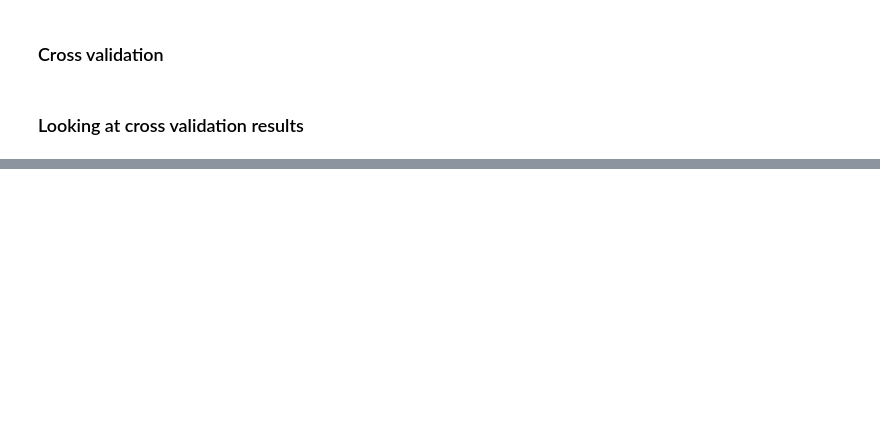
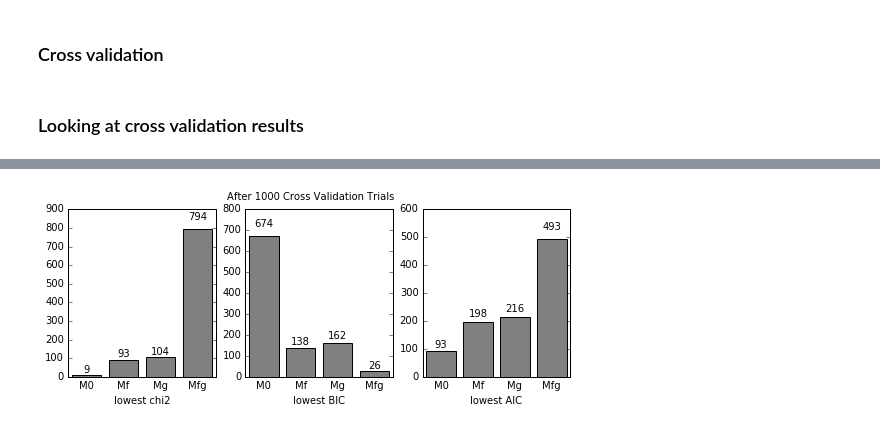
Before and after one commit to LLi1996/astrostat_lab4, a Jupyter notebook: code/Lab4.ipynb, the cells around one changed output, grey strips where cells are left out. Cells and saved outputs as stored; diff of their text form; code cells hidden in the pictures; blank space fills up the shorter version.

Commit message:
fin with figures and slides

```diff
--- a/code/Lab4.ipynb
+++ b/code/Lab4.ipynb
@@ -596,0 +578,18 @@ Bayes factor approximated with the AIC (average CV):
+# %%
+# looking at individual CV runs
+cv_results_chi2_best = np.zeros((cv_runs, 4), dtype=int)
+cv_results_bic_best = np.zeros((cv_runs, 4), dtype=int)
+cv_results_aic_best = np.zeros((cv_runs, 4), dtype=int)
+
+for i in range(cv_runs):
+    # checking which model had the "best" performance on the validation set
+    min_chi2_ind = np.argmin([cv_m0_stack[i][0], cv_mf_stack[i][0], cv_mg_stack[i][0], cv_mfg_stack[i][0]])
+    min_bic_ind = np.argmin([cv_m0_stack[i][1], cv_mf_stack[i][1], cv_mg_stack[i][1], cv_mfg_stack[i][1]])
+    min_aic_ind = np.argmin([cv_m0_stack[i][2], cv_mf_stack[i][2], cv_mg_stack[i][2], cv_mfg_stack[i][2]])
+    cv_results_chi2_best[i][min_chi2_ind] = 1
+    cv_results_bic_best[i][min_bic_ind] = 1
+    cv_results_aic_best[i][min_aic_ind] = 1
+# %%
+cv_results_chi2_best_sum = np.sum(cv_results_chi2_best, 0)
+cv_results_bic_best_sum = np.sum(cv_results_bic_best, 0)
+cv_results_aic_best_sum = np.sum(cv_results_aic_best, 0)
@@ -596,0 +599,45 @@ Bayes factor approximated with the AIC (average CV):
+# %%
+fig1 = plt.figure(figsize=(9,3))
+ax1 = fig1.add_subplot(131)
+ax2 = fig1.add_subplot(132)
+ax3 = fig1.add_subplot(133)
+
+model_names = ('M0', 'Mf', 'Mg', 'Mfg')
+x = range(4)
+
+# bar graph of rate of the model being the best model
+rects1 = ax1.bar(x, cv_results_chi2_best_sum, color='gray', align='center', tick_label=model_names)
+rects2 = ax2.bar(x, cv_results_bic_best_sum, color='gray', align='center', tick_label=model_names)
+rects3 = ax3.bar(x, cv_results_aic_best_sum, color='gray', align='center', tick_label=model_names)
+
+ax1.tick_params(axis='x', which='both', length=0)
+ax2.tick_params(axis='x', which='both', length=0)
+ax3.tick_params(axis='x', which='both', length=0)
+
+def autolabel(rects, axs):
+    """
+    Attach a text label above each bar displaying its height
+    adapted from http://matplotlib.org/examples/api/barchart_demo.html
+    """
+    for rect in rects:
+        height = rect.get_height()
+        axs.text(rect.get_x() + rect.get_width()/2., 1.05*height,
+                 '%d' % int(height), ha='center', va='bottom')
+
+autolabel(rects1, ax1)
+autolabel(rects2, ax2)
+autolabel(rects3, ax3)
+
+ax1.set_ylim([0,900])
+ax2.set_ylim([0,800])
+ax3.set_ylim([0,600])
+
+ax1.set_xlabel('lowest chi2')
+ax2.set_xlabel('lowest BIC')
+ax3.set_xlabel('lowest AIC')
+fig1.suptitle('After 1000 Cross Validation Trials')
+
+fig1.show()
+fig1.savefig('../figures/cv_res.pdf')
+# %% [output]
+[figure, added]
```
Also changed, not shown: parts of 11 cells of this notebook, 3 other files.
